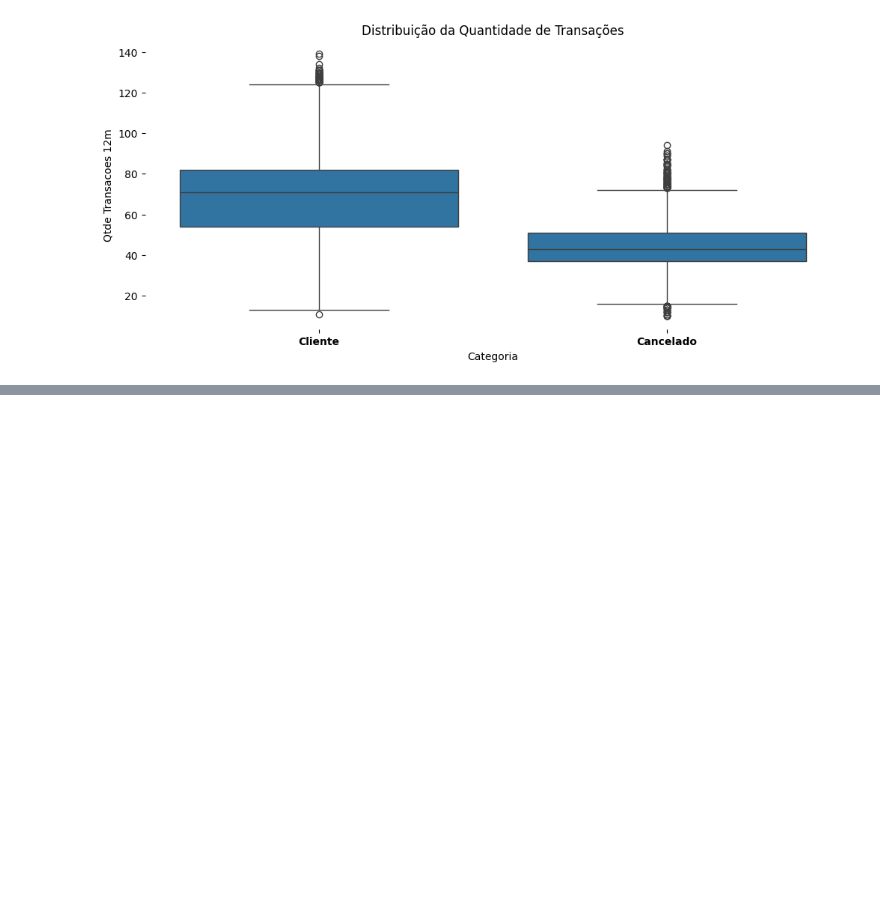
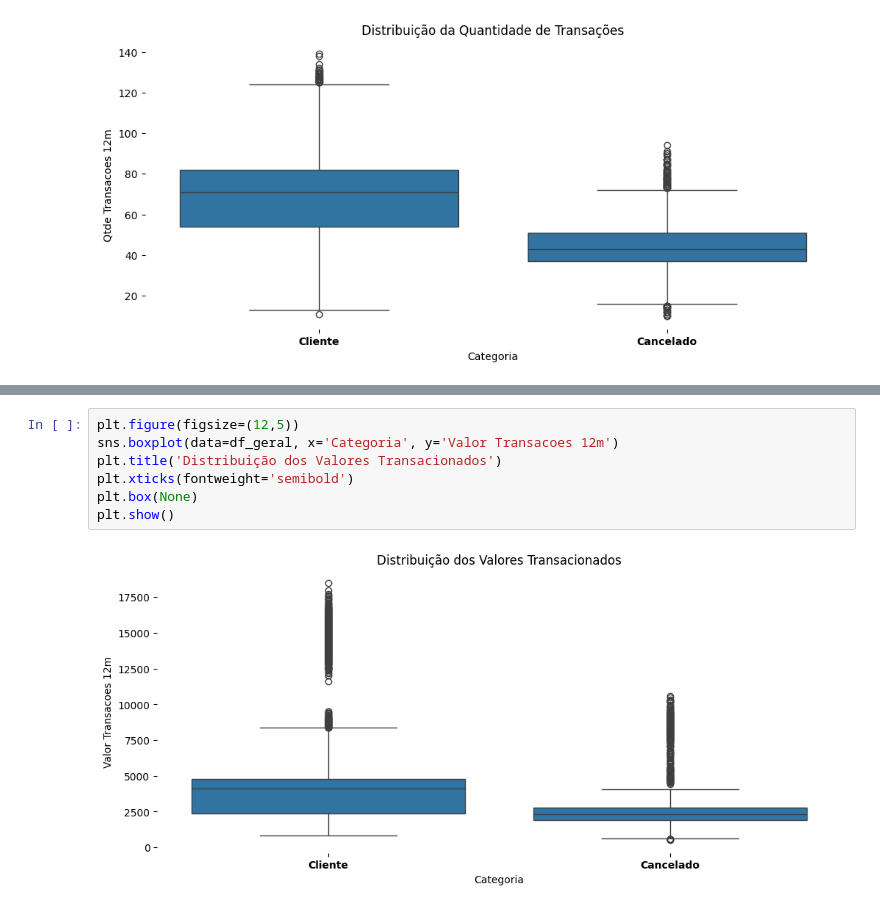
Before and after one commit to fonsecadados/DataScienceChallenges, a Jupyter notebook: Desafio_2/Desafio_2.ipynb, the cells around one changed output, grey strips where cells are left out. Saved outputs shown, nothing was run; the diff lists cells and outputs as text; blank space fills up the shorter version.

```diff
--- a/Desafio_2/Desafio_2.ipynb
+++ b/Desafio_2/Desafio_2.ipynb
@@ -322,0 +348,9 @@ plt.show()
+# %%
+plt.figure(figsize=(12,5))
+sns.boxplot(data=df_geral, x='Categoria', y='Valor Transacoes 12m')
+plt.title('Distribuição dos Valores Transacionados')
+plt.xticks(fontweight='semibold')
+plt.box(None)
+plt.show()
+# %% [output]
+[figure, added]
```
Also changed, not shown: parts of 11 cells of this notebook.
